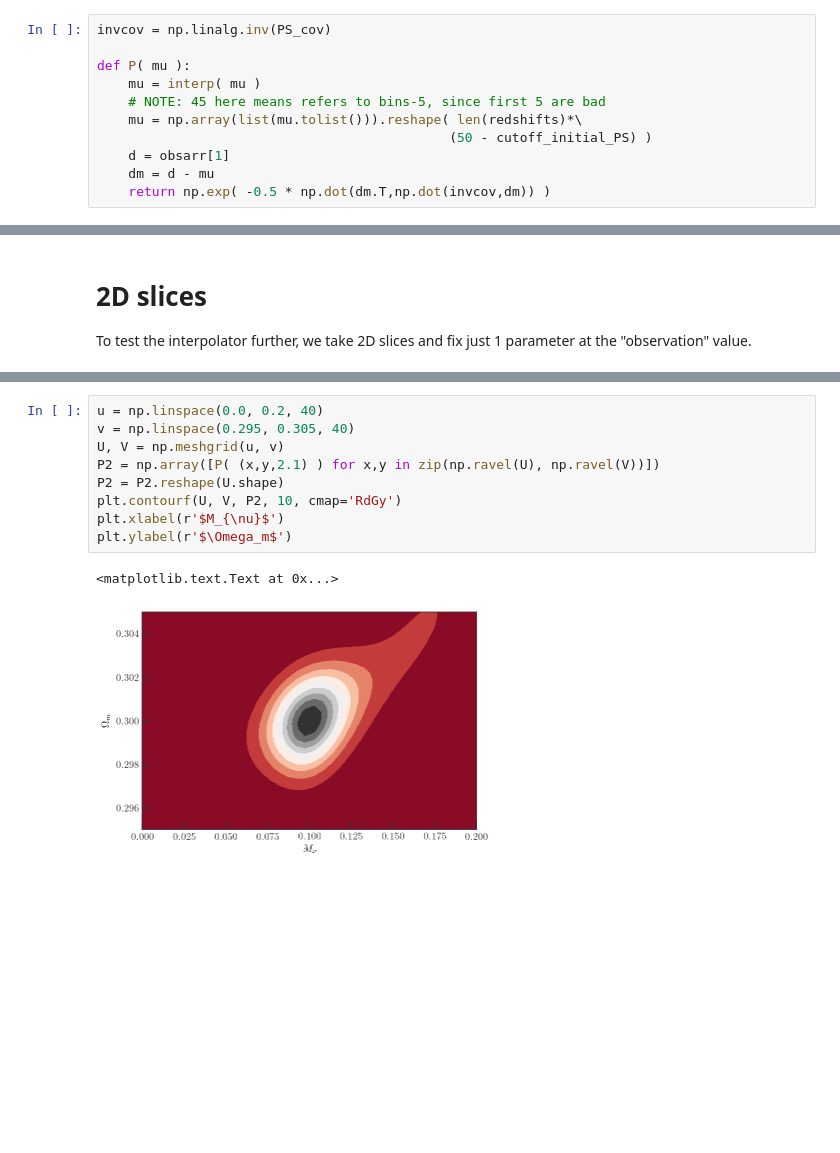
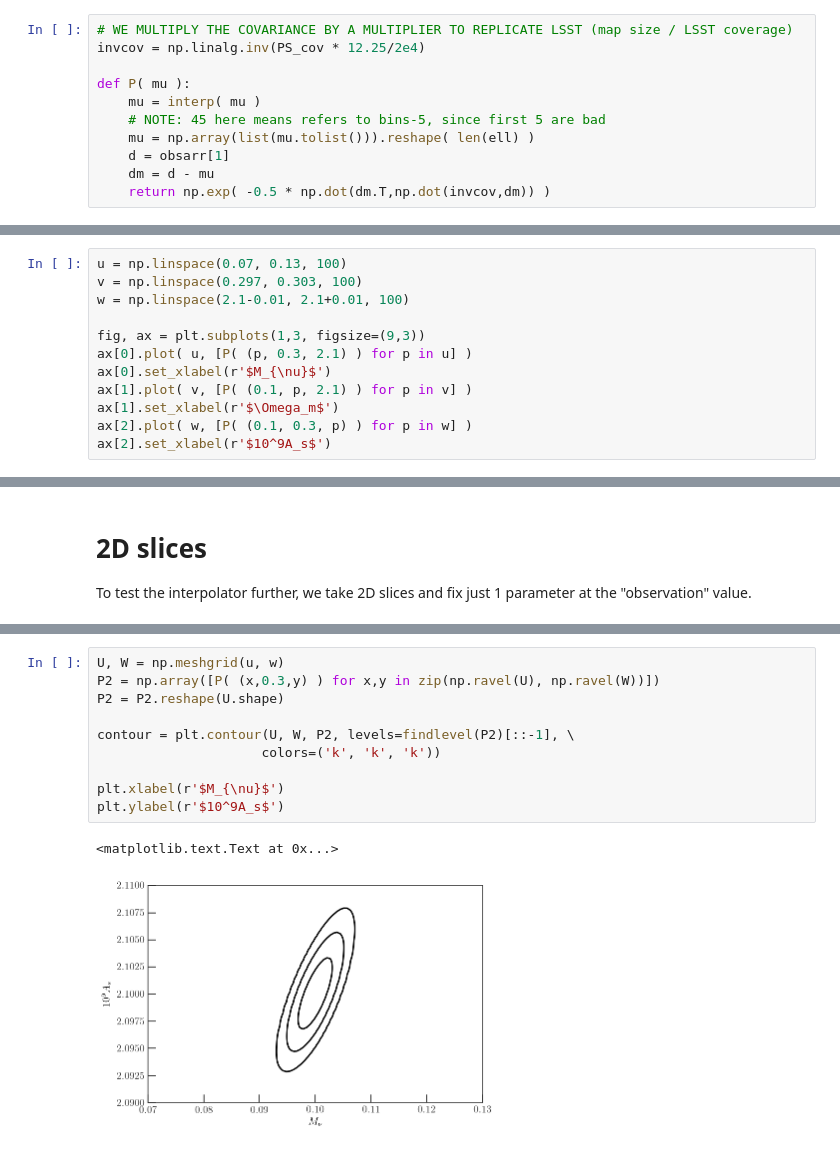
Before and after one commit to xzackli/neutrino_mpk, a Jupyter notebook: different_redshift_bins.ipynb, the cells around one changed output, grey strips where cells are left out. Cells and saved outputs as stored; diff of their text form; blank space fills up the shorter version.

Commit message:
peak counts, redshift bins, and contour plots

```diff
--- a/different_redshift_bins.ipynb
+++ b/different_redshift_bins.ipynb
@@ -168,13 +189,13 @@ interp = buildInterpolator(obsarr, params)
 write down a probability function, where $P=\exp(-0.5(d-\mu)^{T}C^{-1}(d-u))$
  where d is the average PS/PC from the fiducial model (M_nu = 0.1 eV)
 # %%
-invcov = np.linalg.inv(PS_cov)
+# WE MULTIPLY THE COVARIANCE BY A MULTIPLIER TO REPLICATE LSST (map size / LSST coverage)
+invcov = np.linalg.inv(PS_cov * 12.25/2e4)
 
 def P( mu ):
     mu = interp( mu )
     # NOTE: 45 here means refers to bins-5, since first 5 are bad
-    mu = np.array(list(mu.tolist())).reshape( len(redshifts)*\
-                                             (50 - cutoff_initial_PS) )
+    mu = np.array(list(mu.tolist())).reshape( len(ell) )
     d = obsarr[1]
     dm = d - mu
     return np.exp( -0.5 * np.dot(dm.T,np.dot(invcov,dm)) )
@@ -220,0 +221,12 @@ plt.xlabel(r'$10^9A_s$')
+# %%
+u = np.linspace(0.07, 0.13, 100)
+v = np.linspace(0.297, 0.303, 100)
+w = np.linspace(2.1-0.01, 2.1+0.01, 100)
+
+fig, ax = plt.subplots(1,3, figsize=(9,3))
+ax[0].plot( u, [P( (p, 0.3, 2.1) ) for p in u] )
+ax[0].set_xlabel(r'$M_{\nu}$')
+ax[1].plot( v, [P( (0.1, p, 2.1) ) for p in v] )
+ax[1].set_xlabel(r'$\Omega_m$')
+ax[2].plot( w, [P( (0.1, 0.3, p) ) for p in w] )
+ax[2].set_xlabel(r'$10^9A_s$')
@@ -224,12 +272,13 @@ To test the interpolator further, we take 2D slices and fix just 1 parameter at
 # %%
-u = np.linspace(0.0, 0.2, 40)
-v = np.linspace(0.295, 0.305, 40)
-U, V = np.meshgrid(u, v)
-P2 = np.array([P( (x,y,2.1) ) for x,y in zip(np.ravel(U), np.ravel(V))])
+U, W = np.meshgrid(u, w)
+P2 = np.array([P( (x,0.3,y) ) for x,y in zip(np.ravel(U), np.ravel(W))])
 P2 = P2.reshape(U.shape)
-plt.contourf(U, V, P2, 10, cmap='RdGy')
+
+contour = plt.contour(U, W, P2, levels=findlevel(P2)[::-1], \
+                     colors=('k', 'k', 'k'))
+
 plt.xlabel(r'$M_{\nu}$')
-plt.ylabel(r'$\Omega_m$')
+plt.ylabel(r'$10^9A_s$')
 # %% [output]
 <matplotlib.text.Text at 0x...>
-[figure, old version]
+[figure, new version]
```
Also changed, not shown: parts of 25 cells of this notebook.
